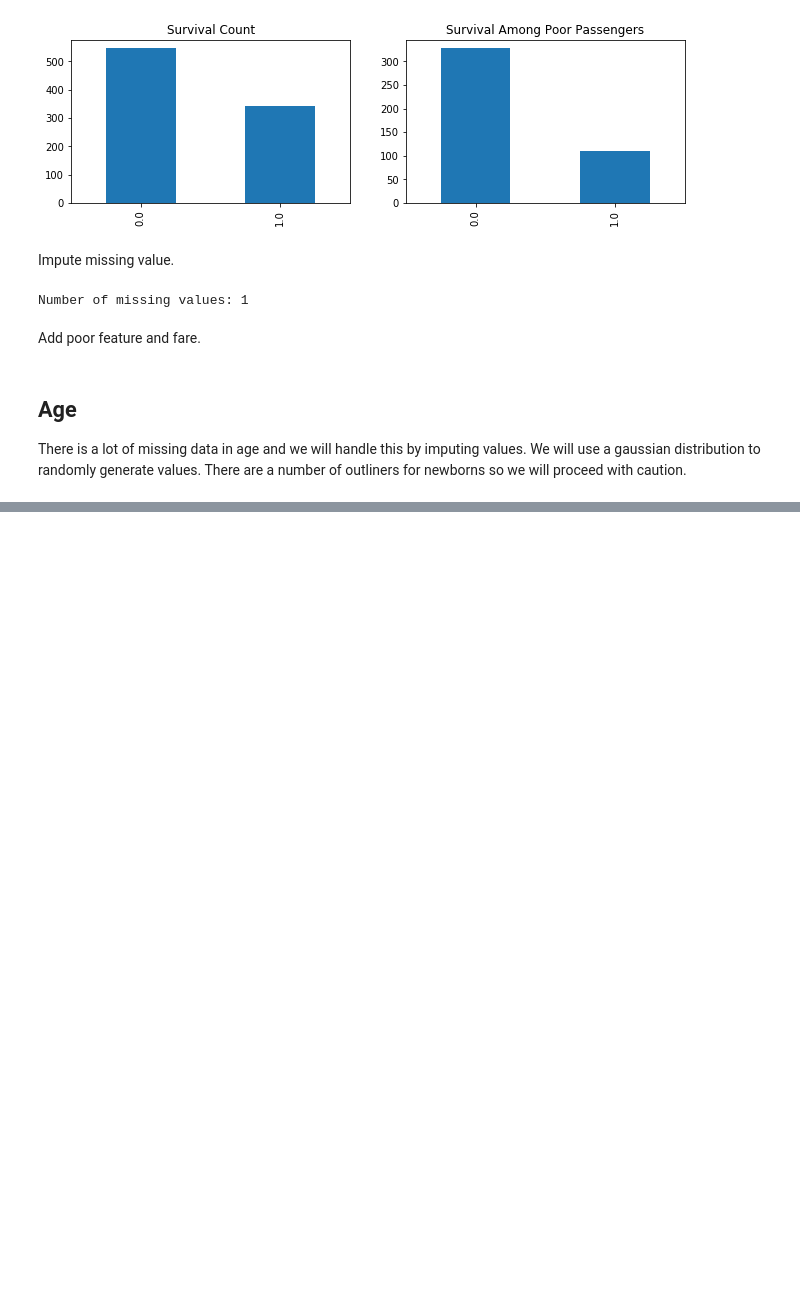
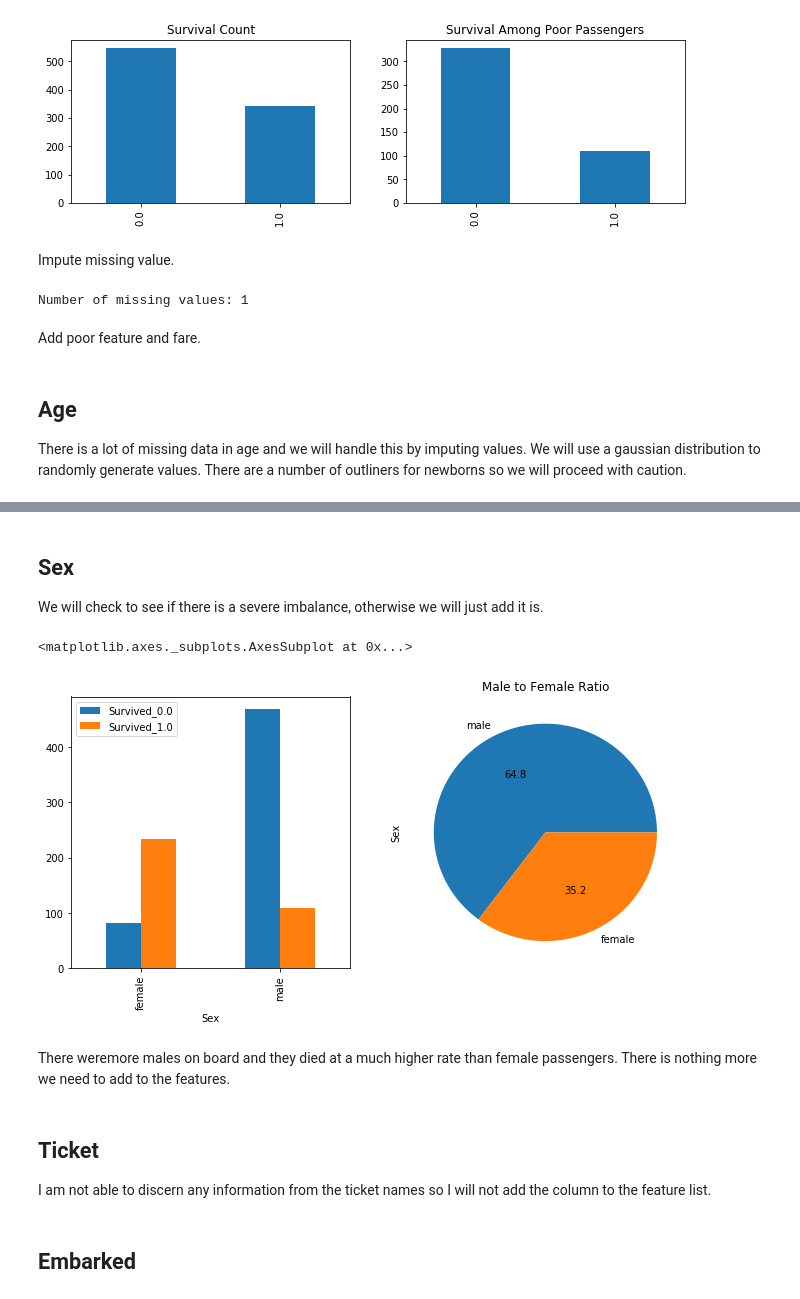
Before and after one commit to grantcooksey/kaggle-titanic, a Jupyter notebook: notebooks/Feature Engineering.ipynb, the cells around one changed output, grey strips where cells are left out. Saved outputs shown, nothing was run; the diff lists cells and outputs as text; code cells hidden in the pictures; blank space fills up the shorter version.

Commit message:
Added ticket

```diff
--- a/notebooks/Feature Engineering.ipynb
+++ b/notebooks/Feature Engineering.ipynb
@@ -308,0 +309,19 @@ axs[1].set_title('After')
+# %% [markdown]
+## Sex
+
+We will check to see if there is a severe imbalance, otherwise we will just add it is.
+# %%
+fig, axs = plt.subplots(ncols=2, figsize=(11, 5))
+
+# Sex
+df_sex = pd.get_dummies(df[['Sex', target]], columns=[target])
+df_sex = df_sex.groupby('Sex').agg('sum').astype(int)
+df_sex.plot.bar(ax=axs[0])
+
+# Ratio
+df['Sex'].value_counts().plot.pie(ax=axs[1], autopct='%.1f', title='Male to Female Ratio')
+# %% [output]
+<matplotlib.axes._subplots.AxesSubplot at 0x...>
+[figure, added]
+# %% [markdown]
+There weremore males on board and they died at a much higher rate than female passengers. There is nothing more we need to add to the features.
@@ -308,0 +331,6 @@ axs[1].set_title('After')
+# %% [markdown]
+## Ticket
+
+I am not able to discern any information from the ticket names so I will not add the column to the feature list.
+# %% [markdown]
+## Embarked
```
Also changed, not shown: parts of 3 cells of this notebook.
